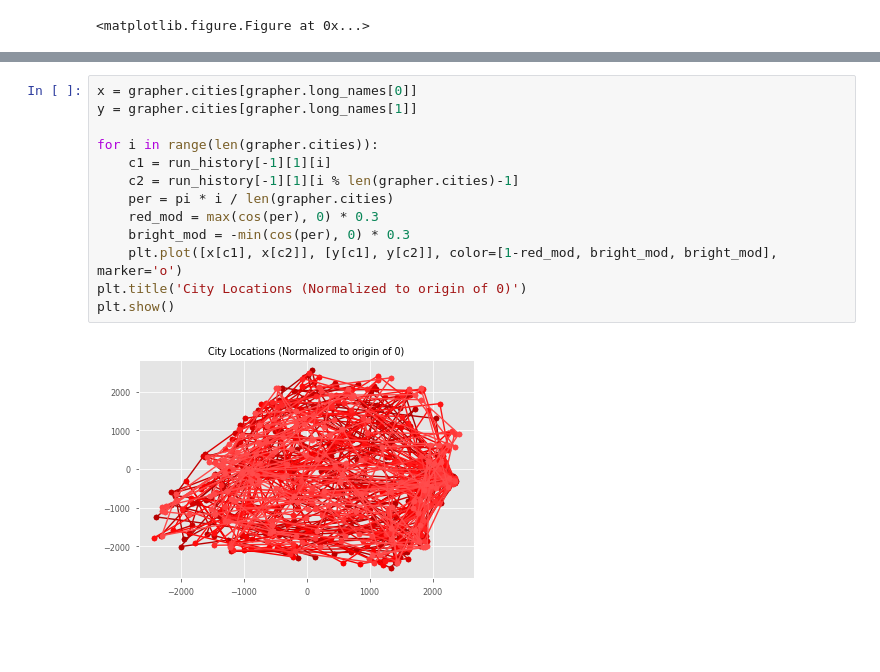
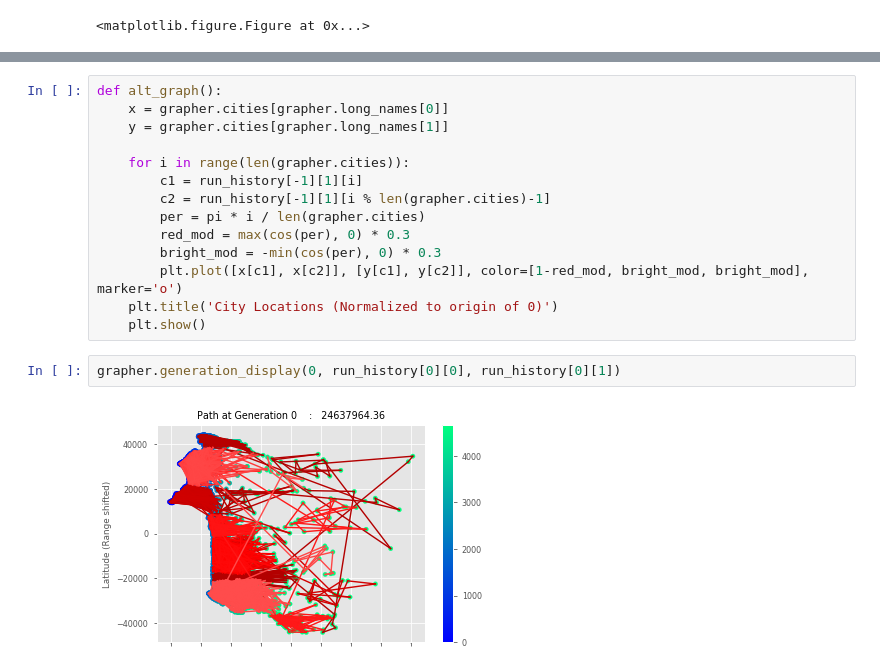
Before and after one commit to ZacharyMN709/COMP-3201---TSP-Evolutionary-Algorithm, a Jupyter notebook: src/HERMES.ipynb, the cells around one changed output, grey strips where cells are left out. Saved outputs shown, nothing was run; the diff lists cells and outputs as text; blank space fills up the shorter version.

```diff
--- a/src/HERMES.ipynb
+++ b/src/HERMES.ipynb
@@ -185,15 +178,18 @@ Generation 1000 : 901019.01
 # %%
-x = grapher.cities[grapher.long_names[0]]
-y = grapher.cities[grapher.long_names[1]]
+def alt_graph():
+    x = grapher.cities[grapher.long_names[0]]
+    y = grapher.cities[grapher.long_names[1]]
 
-for i in range(len(grapher.cities)):
-    c1 = run_history[-1][1][i]
-    c2 = run_history[-1][1][i % len(grapher.cities)-1]
-    per = pi * i / len(grapher.cities)
-    red_mod = max(cos(per), 0) * 0.3
-    bright_mod = -min(cos(per), 0) * 0.3
-    plt.plot([x[c1], x[c2]], [y[c1], y[c2]], color=[1-red_mod, bright_mod, bright_mod], marker='o')
-plt.title('City Locations (Normalized to origin of 0)')
-plt.show()
+    for i in range(len(grapher.cities)):
+        c1 = run_history[-1][1][i]
+        c2 = run_history[-1][1][i % len(grapher.cities)-1]
+        per = pi * i / len(grapher.cities)
+        red_mod = max(cos(per), 0) * 0.3
+        bright_mod = -min(cos(per), 0) * 0.3
+        plt.plot([x[c1], x[c2]], [y[c1], y[c2]], color=[1-red_mod, bright_mod, bright_mod], marker='o')
+    plt.title('City Locations (Normalized to origin of 0)')
+    plt.show()
-# %% [output]
-[figure, removed]
+# %%
+grapher.generation_display(0, run_history[0][0], run_history[0][1])
+# %% [output]
+[figure, added]
```
Also changed, not shown: parts of 6 cells of this notebook, 7 other files.
